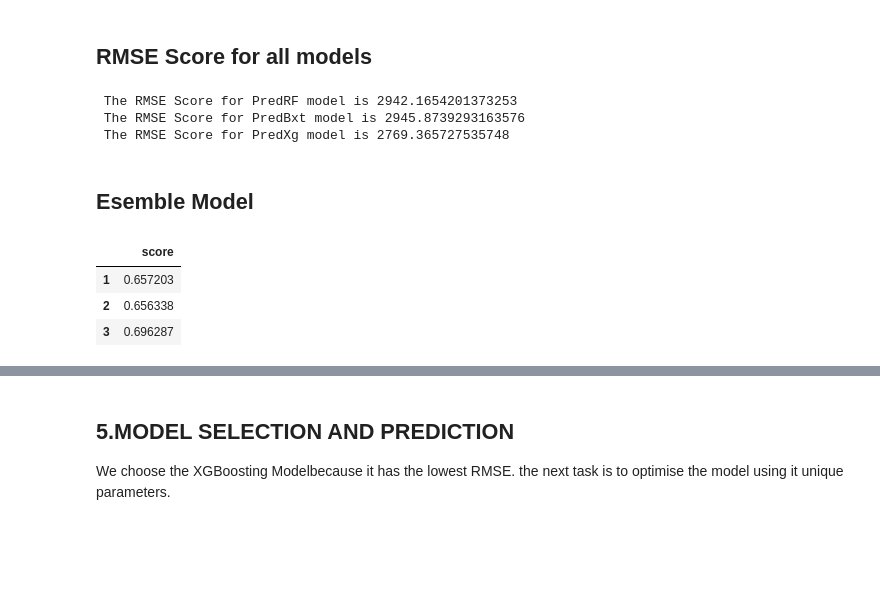
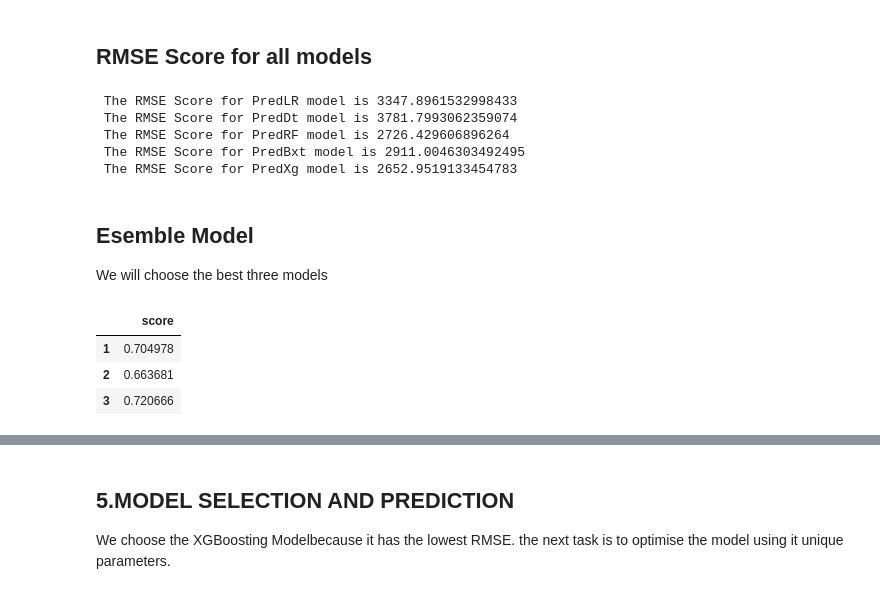
Before and after one commit to Pachinchin/blackfriday_hackathon, a Jupyter notebook: New Blackfriday-2.ipynb, the cells around one changed output, grey strips where cells are left out. Cells and saved outputs as stored; diff of their text form; code cells hidden in the pictures; blank space fills up the shorter version.

```diff
--- a/New Blackfriday-2.ipynb
+++ b/New Blackfriday-2.ipynb
@@ -756,0 +813,3 @@ data['miss_3'] = [1 if x!=x else 0 for x in combine['Product_Category_3']]
+# %%
+kmeans = MiniBatchKMeans(n_clusters=5, batch_size=10000).fit(coords[sample_ind])
+combine.loc[:, 'clustergrp'] = kmeans.predict(combine[['Price']])
@@ -867,3 +932,12 @@ test['Product_Category_2'] = test['Product_Category_2'].fillna(value =int(modval
+# %%
+modvaltr = train['Product_Category_2'].mode()[0]
+modvalts = test['Product_Category_2'].mode()[0]
+train['Product_Category_2']=train['Product_Category_2'].astype('str')
+train['Product_Category_2'] = train['Product_Category_2'].fillna(value = 0)
+train['Product_Category_2']=train['Product_Category_2'].astype('category')
+test['Product_Category_2']=test['Product_Category_2'].astype('str')
+test['Product_Category_2'] = test['Product_Category_2'].fillna(value =0)
+test['Product_Category_2']=test['Product_Category_2'].astype('category')
 # %% [markdown]
 As seen from the figure above the only misisng data is the purchase that will be predicted. the data is cleaned and ready to be modelled.
 We seperate the data once more then we are ready to creat our model.
@@ -898,12 +972,5 @@ train['Age'] = pd.to_numeric(train['Age'])
 # %%
 #Dividing the data into test and train datasets
 #drop purchase
-ID_col = ['Product_ID','User_ID']
 target = ['Purchase']
-features = train.columns.drop(ID_col+target)
-
-
-X = train[features].values
-Y = train[target].values
-from sklearn.model_selection import train_test_split
-X_train, X_test, Y_train, Y_test = train_test_split(X, Y, test_size = 0.2, random_state = 0)
+features = train.columns.drop(target)
@@ -909,0 +1002,22 @@ X_train, X_test, Y_train, Y_test = train_test_split(X, Y, test_size = 0.2, rando
+# %%
+
+#scaler = StandardScaler()
+
+#train[features] = scaler.fit_transform(train[features])
+
+
+X = train[features].values
+Y = train[target].values
+# Create the bins.  My `y` variable has
+# 550068 observations, and I want 50 bins.
+
+bins = np.linspace(0, 500000, 50)
+
+# Save your Y values in a new numpy array,
+# broken down by the bins created above.
+x_bin = np.digitize(X[:,11], bins)
+
+# Pass y_binned to the stratify argument,
+# and sklearn will handle the rest
+
+X_train, X_test, Y_train, Y_test = train_test_split(X, Y, test_size = 0.2, random_state = 42, stratify=x_bin)
@@ -1050,15 +1154,18 @@ rmseGb  = np.sqrt(mean_squared_error(predBxt,Y_test))
 predXg = fit5.predict(X_test)
 rmseXg   = np.sqrt(mean_squared_error(predXg,Y_test))
 # %%
-#print(' The RMSE Score for {} model is {}'.format(('PredLR'),(rmseLr)))
-#print(' The RMSE Score for {} model is {}'.format(('PredDt'),(rmseDt)))
+print(' The RMSE Score for {} model is {}'.format(('PredLR'),(rmseLr)))
+print(' The RMSE Score for {} model is {}'.format(('PredDt'),(rmseDt)))
 print(' The RMSE Score for {} model is {}'.format(('PredRF'),(rmseRf)))
 print(' The RMSE Score for {} model is {}'.format(('PredBxt'),(rmseGb)))
 print(' The RMSE Score for {} model is {}'.format(('PredXg'),(rmseXg)))
 # %% [output]
- The RMSE Score for PredRF model is 2942.1654201373253
- The RMSE Score for PredBxt model is 2945.8739293163576
- The RMSE Score for PredXg model is 2769.365727535748
+ The RMSE Score for PredLR model is 3347.8961532998433
+ The RMSE Score for PredDt model is 3781.7993062359074
+ The RMSE Score for PredRF model is 2726.429606896264
+ The RMSE Score for PredBxt model is 2911.0046303492495
+ The RMSE Score for PredXg model is 2652.9519133454783
 # %% [markdown]
 ## Esemble Model
+We will choose the best three models
 # %%
@@ -1068,18 +1175,18 @@ m4_score= fit4.score(X_test,Y_test)
 m5_score= fit5.score(X_test,Y_test)
 #m6_score= fit6.score(X_test,Y_test)
 # %%
-index_ = [1,2,3]
+index_ = [1,2,3,]
 valid_r2 = [m3_score,m4_score,m5_score]
 
 rank_eval = pd.DataFrame({
     'score':valid_r2
 }, index = index_)
 rank_eval
 # %% [output]
 |  | score |
-| 1 | 0.657203 |
-| 2 | 0.656338 |
-| 3 | 0.696287 |
+| 1 | 0.704978 |
+| 2 | 0.663681 |
+| 3 | 0.720666 |
 # %%
 sorted_rank = rank_eval.sort_values('score')
 sorted_rank
```
Also changed, not shown: parts of 50 cells of this notebook, 2 other files.
